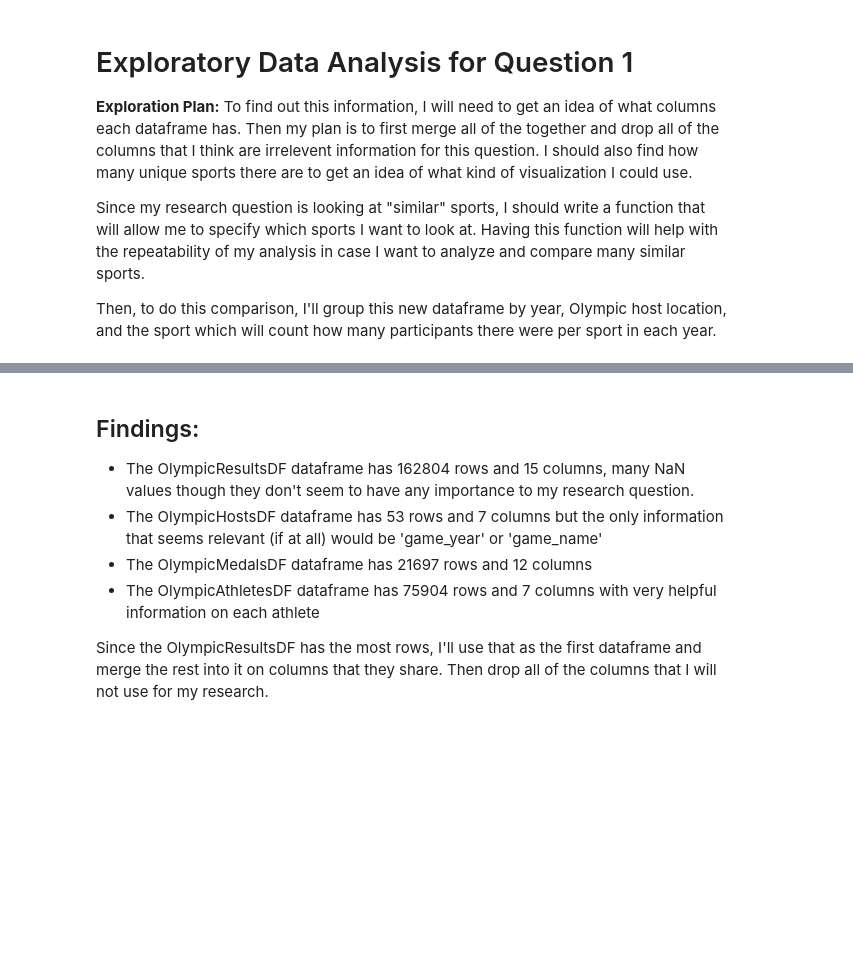
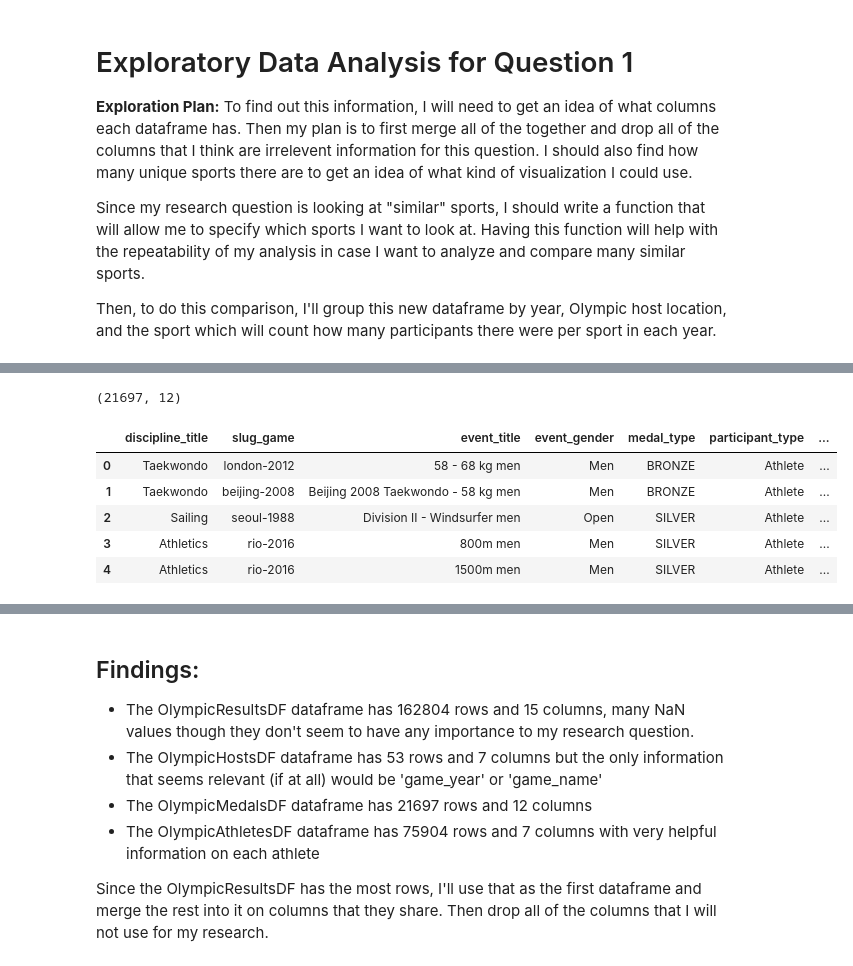
Before and after one commit to ubco-W2022T2-data301/project-group-group17, a Jupyter notebook: analysis/notebooks/analysis_dylan.ipynb, the cells around one changed output, grey strips where cells are left out. Drawn from its saved outputs; the diff is of its cells as text; code cells hidden in the pictures; blank space fills up the shorter version.

```diff
--- a/analysis/notebooks/analysis_dylan.ipynb
+++ b/analysis/notebooks/analysis_dylan.ipynb
@@ -72,0 +79,12 @@ OlympicAthletesDF = pd.read_csv('../../data/raw/Olympic_Summer_Winter_Games_1986
+# %%
+print(OlympicMedalsDF.shape)
+OlympicMedalsDF.head(5)
+# print(OlympicMedalsDF.columns)
+# %% [output]
+(21697, 12)
+|  | discipline_title | slug_game | event_title | event_gender | medal_type | participant_type | ... |
+| 0 | Taekwondo | london-2012 | 58 - 68 kg men | Men | BRONZE | Athlete | ... |
+| 1 | Taekwondo | beijing-2008 | Beijing 2008 Taekwondo - 58 kg men | Men | BRONZE | Athlete | ... |
+| 2 | Sailing | seoul-1988 | Division II - Windsurfer men | Open | SILVER | Athlete | ... |
+| 3 | Athletics | rio-2016 | 800m men | Men | SILVER | Athlete | ... |
+| 4 | Athletics | rio-2016 | 1500m men | Men | SILVER | Athlete | ... |
```
Also changed, not shown: parts of 16 cells of this notebook.
